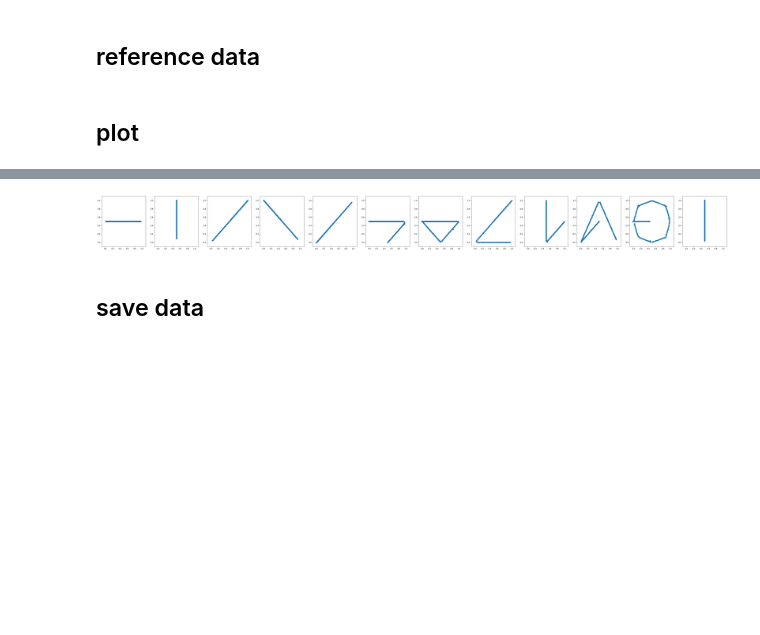
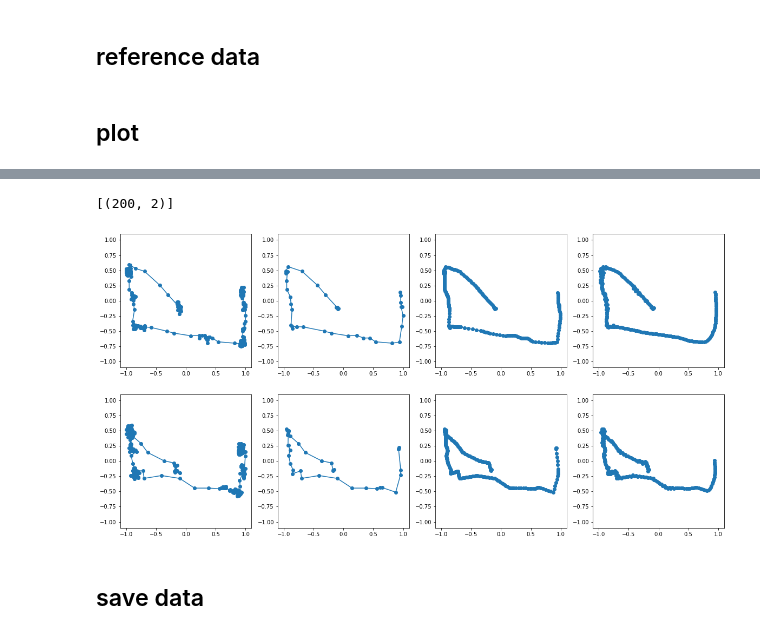
Before and after one commit to abs-git/Eye_written_character_preprocessing, a Jupyter notebook: eog_classification_v2/eog_preprocessing_v2.ipynb, the cells around one changed output, grey strips where cells are left out. Saved outputs shown, nothing was run; the diff lists cells and outputs as text; code cells hidden in the pictures; blank space fills up the shorter version.

```diff
--- a/eog_classification_v2/eog_preprocessing_v2.ipynb
+++ b/eog_classification_v2/eog_preprocessing_v2.ipynb
@@ -315,30 +308,34 @@ def fill_points(data_dict, n_goal_points):
 def dist_equalizer(data_dict, dist_rate):
   '''
   하나의 데이터 내에 존재하는 점과 점사이 거리를 동일하게 조정한다.
-  순서가 있는 두 점 사이의 거리가 데이터 내의 모든 distance의 평균과 비교하여 두번째 좌표(to_x, to_y의 위치를 조정한다.
+  순서가 있는 두 점 사이의 거리가 데이터 내의 모든 distance의 평균이 되도록 두번째 좌표(to_x, to_y)의 위치를 조정한다.
   '''
 
-  def get_dist_avg(data):
+  def get_dist_avg(data_dict):
     dist = 0.0
     n = 0
-    for i in range(len(data)-1):
-      line = data[i:i+2]
-      dist += (abs(line[0][0]-line[1][0])**2+abs(line[0][1]-line[1][1])**2)**(1/2)
-      n += 1
+    for cls in classes:
+      n_data = len(dataset[cls])
+      for idx in range(n_data):
+        data = dataset[cls][idx]
+        for i in range(len(data)-1):
+          line = data[i:i+2]
+          dist += (abs(line[0][0]-line[1][0])**2+abs(line[0][1]-line[1][1])**2)**(1/2)
+          n += 1
     return dist / n
 
   dataset = copy.deepcopy(data_dict)
   result = defaultdict(list)
 
   classes = dataset.keys()
-  n_cls = len(classes)
+
+  dist_avg = get_dist_avg(dataset)*dist_rate
 
   for cls in classes:
     n_data = len(dataset[cls])
     for idx in range(n_data):
       data = dataset[cls][idx]
 
-      dist_avg = get_dist_avg(data)*dist_rate
       new_data = []
       for i in range(len(data)-1):
         line = data[i:i+2]
@@ -371,20 +368,23 @@ katakana_config = {
     'patch_size':5,
     'ratio':4.0,
     'n_goal_points':input_size,
-    'dist_rate':1.0
+    'k':2,
+    'dist_rate':1.5
 }
 
 raw_num_config = {
-    'patch_size':5,
+    'patch_size':3,
     'ratio':1.5,
     'n_goal_points':input_size,
+    'k':2,
     'dist_rate':1.0
 }
 
 eb_num_config = {
     'patch_size':5,
-    'ratio':1.5,
+    'ratio':2.0,
     'n_goal_points':input_size,
+    'k':2,
     'dist_rate':1.0
 }
 # %%
@@ -420,7 +420,7 @@ start = time.time()
 
 norm_eb_removed_numbers = normalization(eog_eb_removed_numbers)
 noise_remove_eb_removed_numbers = noise_removal(norm_eb_removed_numbers, eb_num_config['patch_size'], eb_num_config['ratio'])
-filled_eb_removed_numbers = fill_points(noise_remove_eb_removed_numbers, eb_num_config['n_goal_points'])
+filled_eb_removed_numbers = fill_points(noise_remove_eb_removed_numbers, eb_num_config['n_goal_points'], raw_num_config['k'])
 equal_dist_eb_removed_numbers = dist_equalizer(filled_eb_removed_numbers, raw_num_config['dist_rate'])
 
 print('runtime :', time.time()-start)
@@ -490,6 +486,20 @@ plot_images(equal_dist_katakana)
-# %%
-# katakana reference data visualization
-
-plot_images(equal_katakana_ref)
-# %% [output]
-[figure, removed]
+# %%
+length = []
+for k in equal_dist_eb_removed_numbers.keys():
+  for d in range(len(equal_dist_eb_removed_numbers[k])):
+    l = np.array(equal_dist_eb_removed_numbers[k][d]).shape
+    if l not in length:
+      length.append(l)
+
+print(length)
+# %% [output]
+[(200, 2)]
+# %%
+sample = {'1': norm_eb_removed_numbers['0'][:2],
+          '2': noise_remove_eb_removed_numbers['0'][:2],
+          '3': filled_eb_removed_numbers['0'][:2],
+          '4': equal_dist_eb_removed_numbers['0'][:2]}
+
+plot_images(sample)
+# %% [output]
+[figure, added]
```
Also changed, not shown: parts of 19 cells of this notebook.
